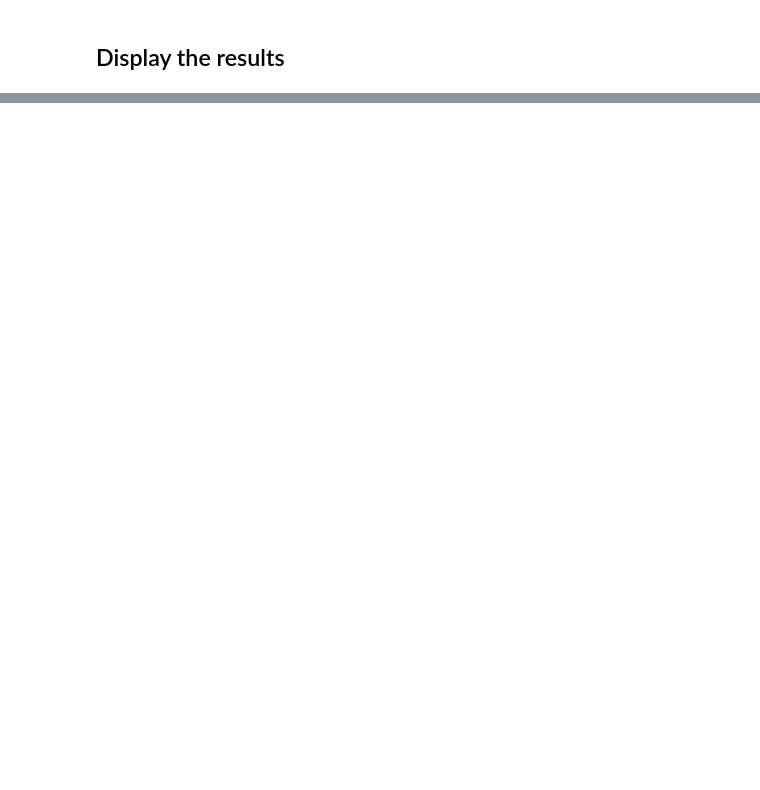
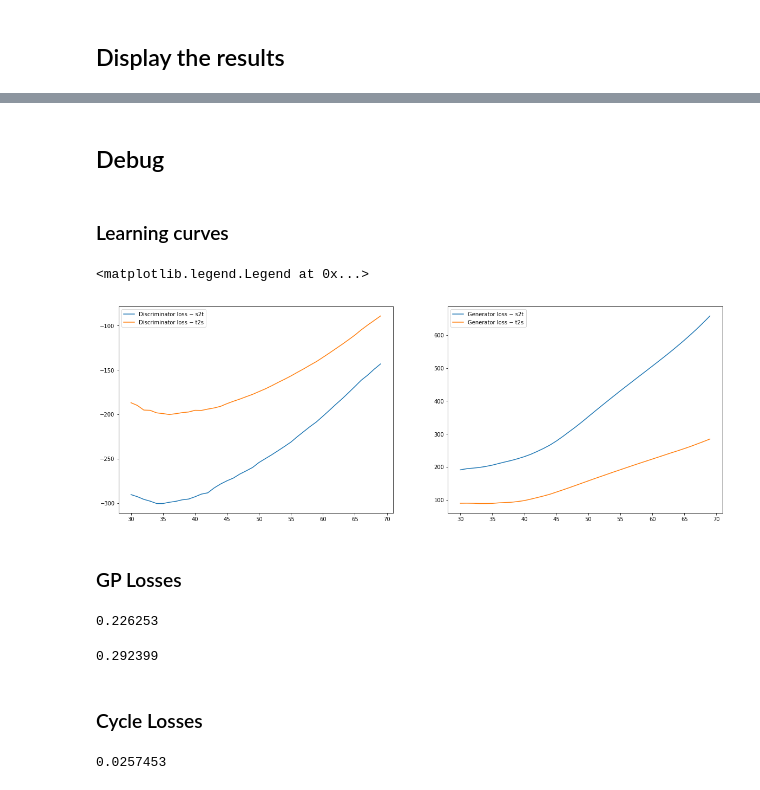
Before and after one commit to artix41/transfer-learning-algorithms, a Jupyter notebook: cycleGAN/w-gaussian.ipynb, the cells around one changed output, grey strips where cells are left out. Drawn from its saved outputs; the diff is of its cells as text; code cells hidden in the pictures; blank space fills up the shorter version.

```diff
--- a/cycleGAN/w-gaussian.ipynb
+++ b/cycleGAN/w-gaussian.ipynb
@@ -117,6 +117,7 @@ with tf.variable_scope("t2s", reuse=True) as scope:
 #### Losses
 # %%
 lambda_cyc = 10
+lambda_pen = 100
 # %%
 cyc_loss = tf.losses.mean_squared_error(ipt_source, cyc_source) + tf.losses.mean_squared_error(ipt_target, cyc_target)
 tf.summary.scalar("cyc_loss", cyc_loss)
@@ -286,0 +297,42 @@ plt.grid()
+# %% [markdown]
+## Debug
+# %% [markdown]
+### Learning curves
+# %%
+k = 30
+def smooth(x_list):
+    return np.array([1/(2*k) * np.sum([x_list[i+j] for j in range(-k, k)]) for i in range(k, len(x_list)-k)])
+
+plt.rcParams['figure.figsize'] = (20, 7)
+
+plt.subplot(1,2,1)
+plt.plot(iter_list[k:-k], smooth(D_s2t_loss_list), label="Discriminator loss − s2t")
+plt.plot(iter_list[k:-k], smooth(D_t2s_loss_list), label="Discriminator loss − t2s")
+plt.legend()
+
+plt.subplot(1,2,2)
+plt.plot(iter_list[k:-k], smooth(G_s2t_loss_list), label="Generator loss − s2t")
+plt.plot(iter_list[k:-k], smooth(G_t2s_loss_list), label="Generator loss − t2s")
+plt.legend()
+# %% [output]
+<matplotlib.legend.Legend at 0x...>
+[figure, added]
+# %% [markdown]
+### GP Losses
+# %%
+loss_gp_s2t = sess.run(grad_pen_s2t/lambda_pen, feed_dict={ipt_source: sample_source, ipt_target: sample_target})
+print(loss_gp_s2t)
+# %% [output]
+0.226253
+# %%
+loss_gp_t2s = sess.run(grad_pen_t2s/lambda_pen, feed_dict={ipt_source: sample_source, ipt_target: sample_target})
+print(loss_gp_t2s)
+# %% [output]
+0.292399
+# %% [markdown]
+### Cycle Losses
+# %%
+loss_cycle = sess.run(cyc_loss/lambda_cyc, feed_dict={ipt_source: sample_source, ipt_target: sample_target})
+print(loss_cycle)
+# %% [output]
+0.0257453
```
Also changed, not shown: parts of 23 cells of this notebook, 3 other files.
